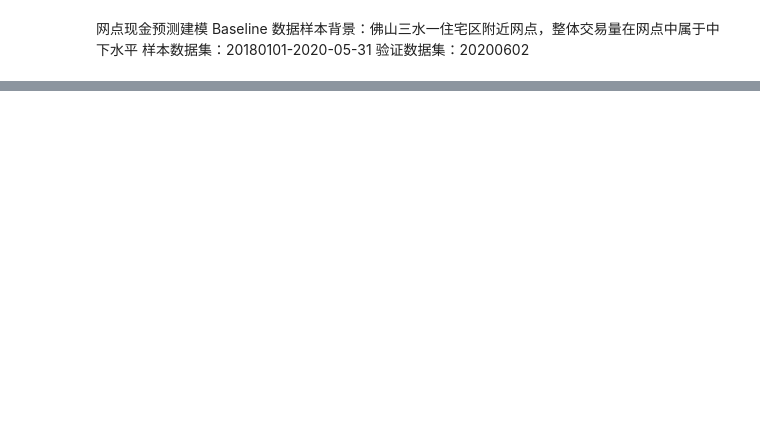
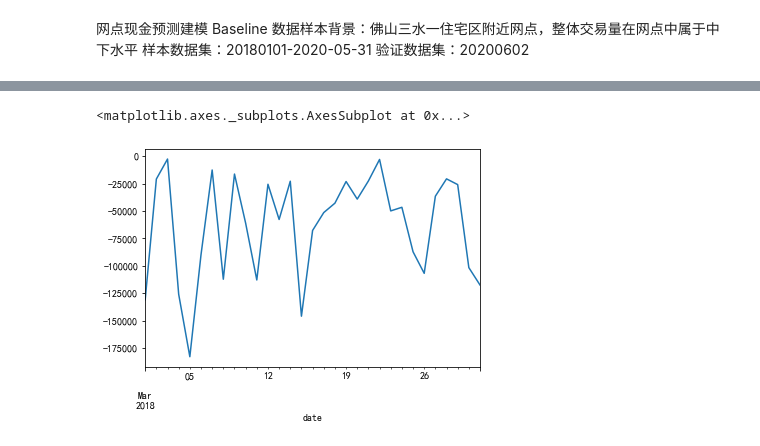
Before and after one commit to TerryCh1995/personal_case_study, a Jupyter notebook: baseline.ipynb, the cells around one changed output, grey strips where cells are left out. Cells and saved outputs as stored; diff of their text form; code cells hidden in the pictures; blank space fills up the shorter version.

```diff
--- a/baseline.ipynb
+++ b/baseline.ipynb
@@ -212,0 +110,5 @@ cash_flow_daily.head(20)
+# %%
+daily_cash_req['cash_req']['20180301':'20180331'].plot()
+# %% [output]
+<matplotlib.axes._subplots.AxesSubplot at 0x...>
+[figure, added]
```
Also changed, not shown: parts of 38 cells of this notebook, 1 other file.
